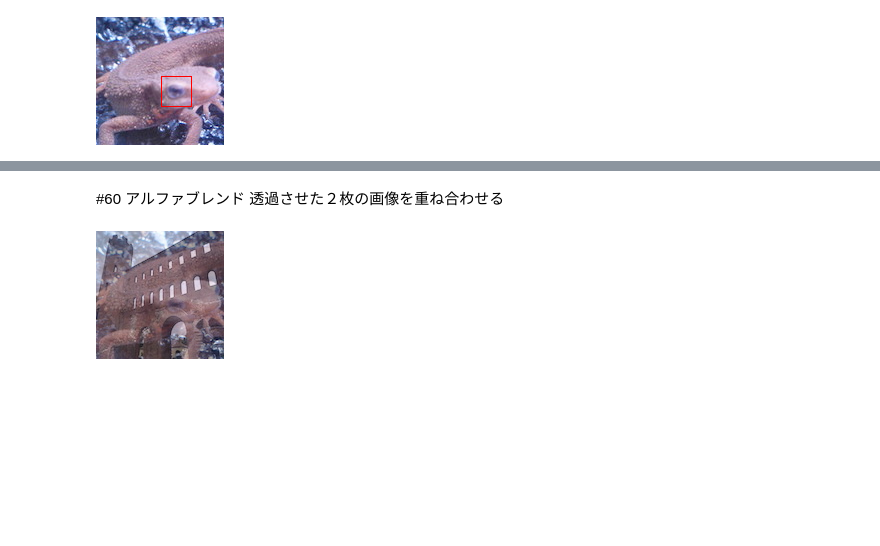
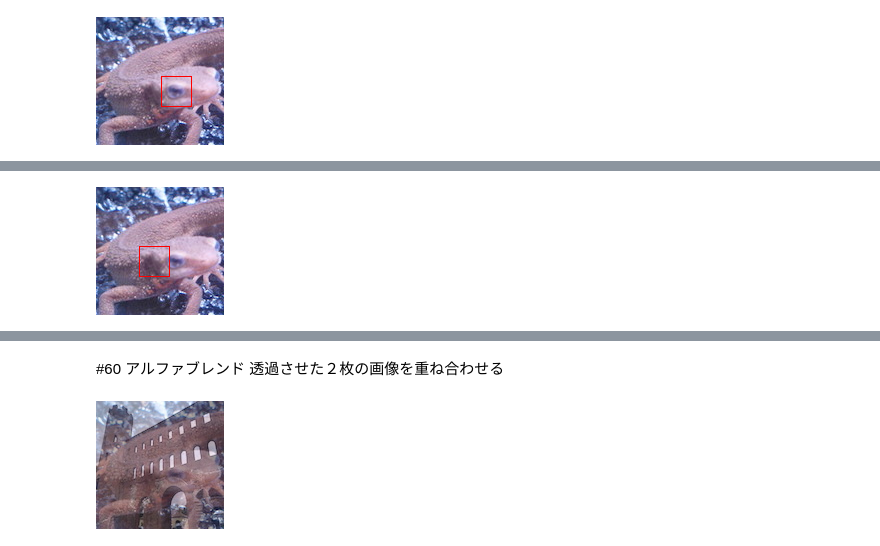
Before and after one commit to katoyu/image-processing-100training, a Jupyter notebook: 画像処理100本ノック51_60.ipynb, the cells around one changed output, grey strips where cells are left out. Drawn from its saved outputs; the diff is of its cells as text; code cells hidden in the pictures; blank space fills up the shorter version.

```diff
--- a/画像処理100本ノック51_60.ipynb
+++ b/画像処理100本ノック51_60.ipynb
@@ -313,7 +317,7 @@ H ,W, C = img.shape
 
 temp = cv2.imread("imori_part.jpg").astype(np.float32)
 cv2_imshow(temp)
-Ht, Wt, Ct = img.shape
+Ht, Wt, Ct = temp.shape
 
 i, j = -1, -1
 v = 255 * H * W * C
@@ -365,0 +419,27 @@ out = out.astype(np.uint8)
+# %%
+import cv2
+import numpy as np
+img = cv2.imread("imori.jpg").astype(np.float32)
+H, W, C = img.shape
+temp = cv2.imread("imori_part.jpg").astype(np.float32)
+Ht, Wt, Ct = temp.shape
+
+i, j = -1, -1
+S = -1
+mi = np.mean(img)
+mt = np.mean(temp)
+for y in range(H - Ht):
+    for x in range(W - Wt):
+        _S = np.sum( (img[y:y+Ht, x:x+Wt] - mi) * (temp - mt))
+        _S /= (np.sqrt( np.sum( ( img[y:y+Ht, x:x+Wt] - mi) ** 2) ) * np.sqrt( np.sum( ( temp - mt) ** 2) ) )
+        if S < _S:
+            S = _S
+            i, j = x, y
+
+out = img.copy()
+cv2.rectangle(out, pt1=(i, j), pt2=(i+Wt, j+Ht), color=(0, 0, 255), thickness=1)
+out = out.astype(np.uint8)
+
+cv2_imshow(out)
+# %% [output]
+[figure, added]
```
Also changed, not shown: parts of 13 cells of this notebook.
